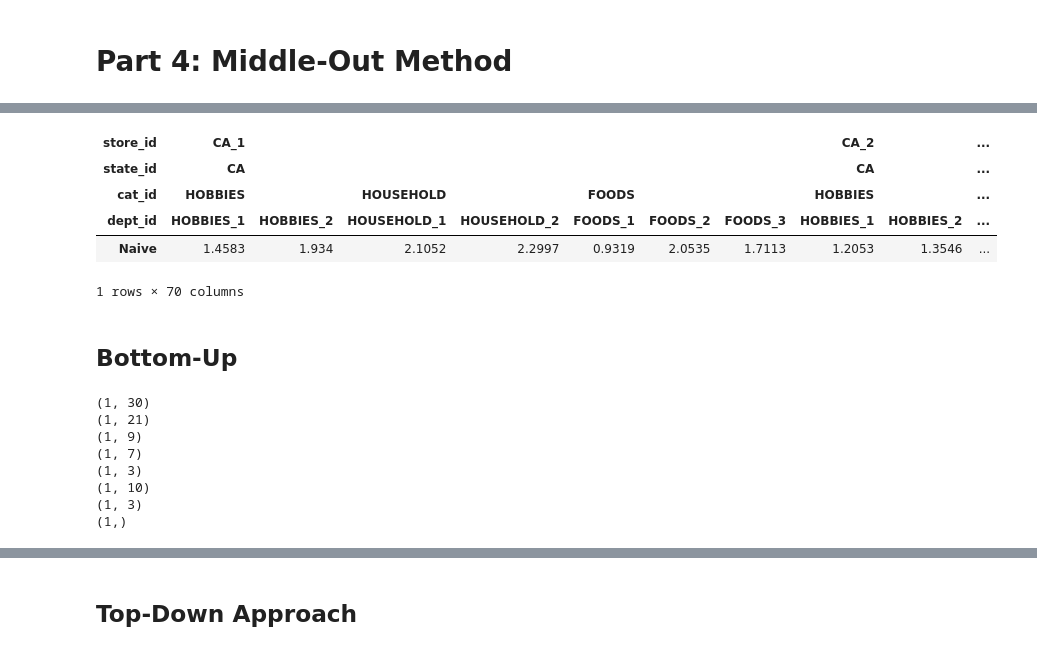
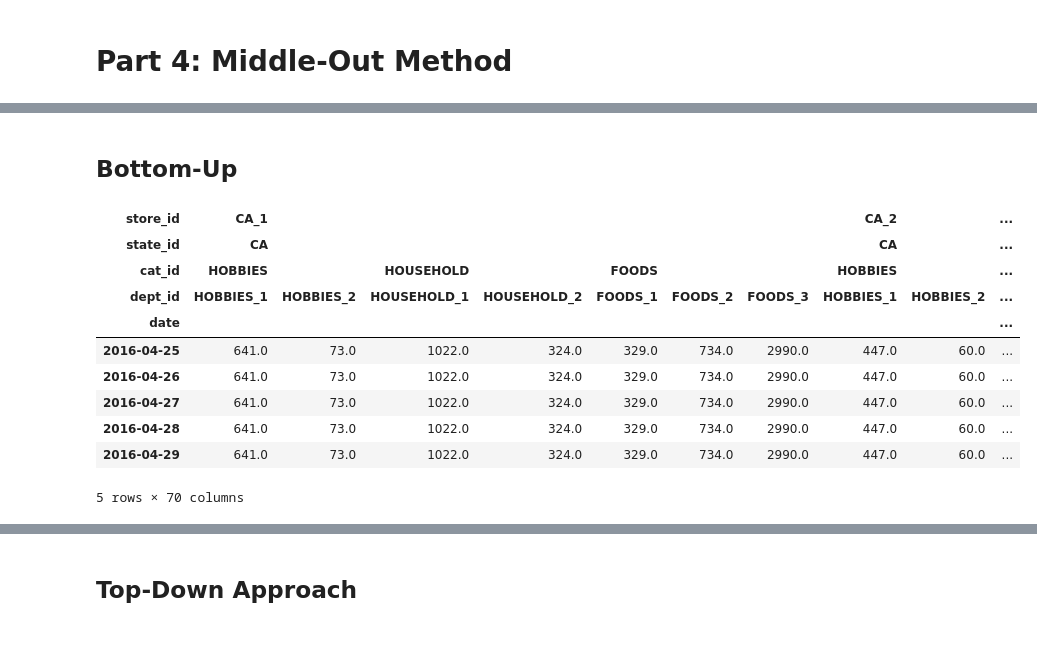
Before and after one commit to adrianemikko/tsa2021-m5, a Jupyter notebook: jgq_scratch.ipynb, the cells around one changed output, grey strips where cells are left out. Cells and saved outputs as stored; diff of their text form; code cells hidden in the pictures.

```diff
--- a/jgq_scratch.ipynb
+++ b/jgq_scratch.ipynb
@@ -191,27 +174,2 @@ levels
-# %%
-sample = lvl9_fin[['Naive']].T
-sample.head()
-# %% [output]
-| store_id | CA_1 |  |  |  |  |  |  | CA_2 |  | ... |
-| state_id | CA |  |  |  |  |  |  | CA |  | ... |
-| cat_id | HOBBIES |  | HOUSEHOLD |  | FOODS |  |  | HOBBIES |  | ... |
-| dept_id | HOBBIES_1 | HOBBIES_2 | HOUSEHOLD_1 | HOUSEHOLD_2 | FOODS_1 | FOODS_2 | FOODS_3 | HOBBIES_1 | HOBBIES_2 | ... |
-| Naive | 1.4583 | 1.934 | 2.1052 | 2.2997 | 0.9319 | 2.0535 | 1.7113 | 1.2053 | 1.3546 | ... |
-1 rows × 70 columns
 # %% [markdown]
 ## Bottom-Up
-# %%
-for x in list(sorted(range(1, 9), reverse=True)):
-    try:
-        print(sample.sum(level=[levels[str(x)]], axis=1).shape)
-    except:
-        print(sample.sum(level=levels[str(x)], axis=1).shape)
-# %% [output]
-(1, 30)
-(1, 21)
-(1, 9)
-(1, 7)
-(1, 3)
-(1, 10)
-(1, 3)
-(1,)
@@ -226,0 +230,15 @@ def compute_bottom_up(df_orig, df_pred, lvl_pred):
+# %%
+sample = pd.DataFrame(base_forcast['Naive'], index=train.columns, columns=test.index).T
+sample.head()
+# %% [output]
+| store_id | CA_1 |  |  |  |  |  |  | CA_2 |  | ... |
+| state_id | CA |  |  |  |  |  |  | CA |  | ... |
+| cat_id | HOBBIES |  | HOUSEHOLD |  | FOODS |  |  | HOBBIES |  | ... |
+| dept_id | HOBBIES_1 | HOBBIES_2 | HOUSEHOLD_1 | HOUSEHOLD_2 | FOODS_1 | FOODS_2 | FOODS_3 | HOBBIES_1 | HOBBIES_2 | ... |
+| date |  |  |  |  |  |  |  |  |  | ... |
+| 2016-04-25 | 641.0 | 73.0 | 1022.0 | 324.0 | 329.0 | 734.0 | 2990.0 | 447.0 | 60.0 | ... |
+| 2016-04-26 | 641.0 | 73.0 | 1022.0 | 324.0 | 329.0 | 734.0 | 2990.0 | 447.0 | 60.0 | ... |
+| 2016-04-27 | 641.0 | 73.0 | 1022.0 | 324.0 | 329.0 | 734.0 | 2990.0 | 447.0 | 60.0 | ... |
+| 2016-04-28 | 641.0 | 73.0 | 1022.0 | 324.0 | 329.0 | 734.0 | 2990.0 | 447.0 | 60.0 | ... |
+| 2016-04-29 | 641.0 | 73.0 | 1022.0 | 324.0 | 329.0 | 734.0 | 2990.0 | 447.0 | 60.0 | ... |
+5 rows × 70 columns
```
Also changed, not shown: parts of 4 cells of this notebook.
